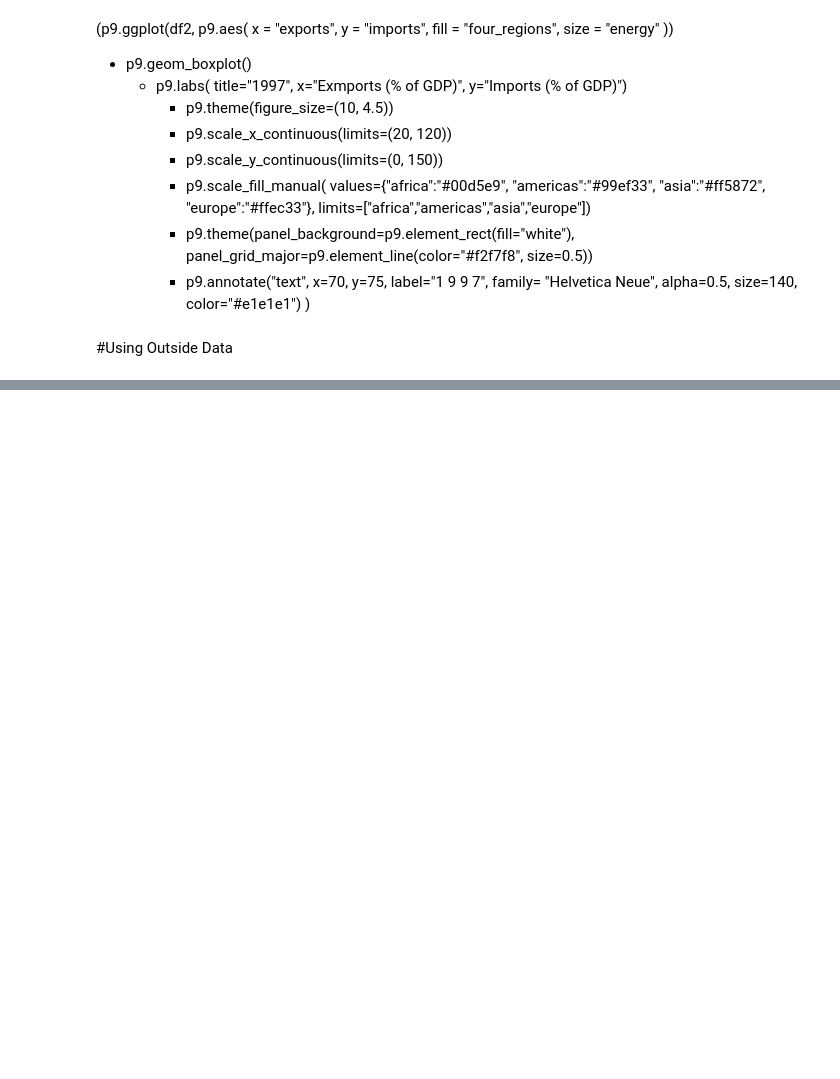
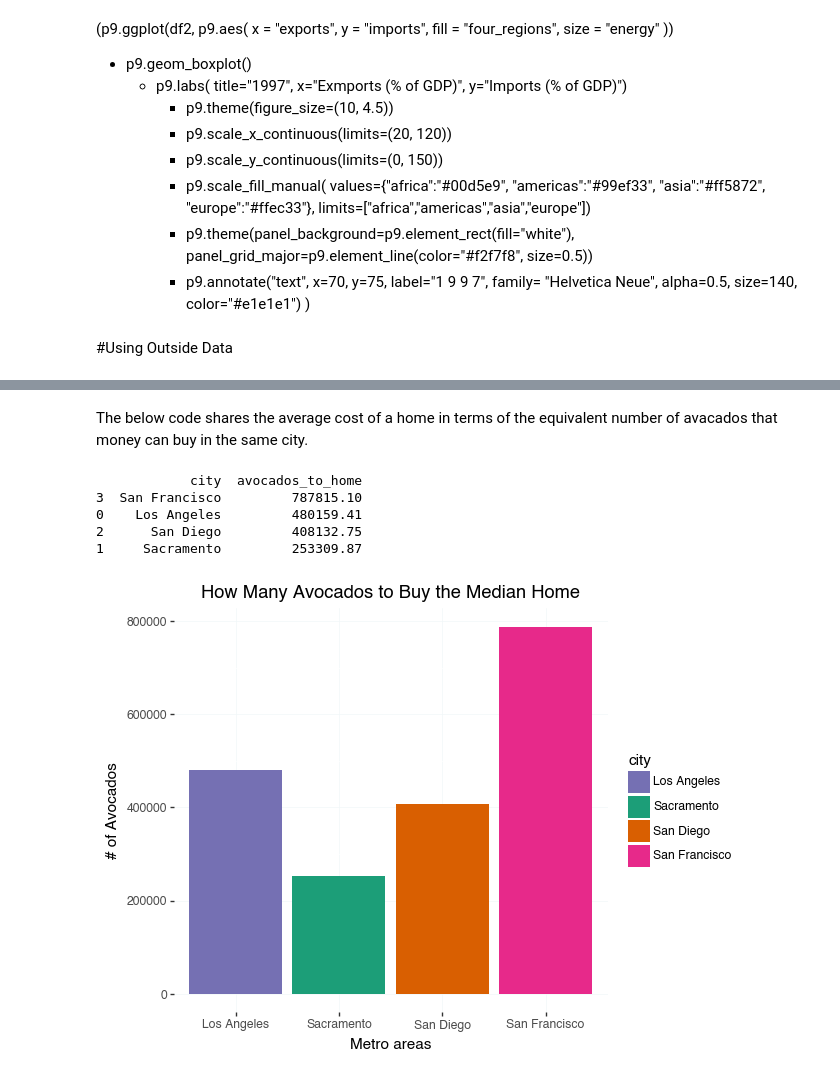
Before and after one commit to PharaohPooh/GSB_544, a Jupyter notebook: Week_2/Lab_2_Avocado_Prices/Lab_2_Avocado_Prices.ipynb, the cells around one changed output, grey strips where cells are left out. Cells and saved outputs as stored; diff of their text form; code cells hidden in the pictures; blank space fills up the shorter version.

Commit message:
Adding comparison to home prices

```diff
--- a/Week_2/Lab_2_Avocado_Prices/Lab_2_Avocado_Prices.ipynb
+++ b/Week_2/Lab_2_Avocado_Prices/Lab_2_Avocado_Prices.ipynb
@@ -256,0 +280,8 @@ p9.aes(
+# %%
+pd.to_datetime(long_home_prices['month_year'], format='%B %Y')
+long_home_prices['month_year'] = pd.to_datetime(long_home_prices['month_year'])
+
+long_home_prices['year'] = long_home_prices['month_year'].dt.year
+long_home_prices['month'] = long_home_prices['month_year'].dt.month
+long_home_prices = long_home_prices.drop(columns=['month_year'])
+long_home_prices.head()
@@ -256,0 +316,4 @@ p9.aes(
+# %%
+#Update the data by joining housing data on avocado data
+df_ca_avo_home = df_arc_ca.merge(long_home_prices, on=["city","year","month"])
+df_ca_avo_home.head()
@@ -256,0 +327,4 @@ p9.aes(
+# %%
+#Create a variable that calculates how many avacados a home costs
+df_ca_avo_home['avocados_to_home'] = df_ca_avo_home['median_sale_price'] / df_ca_avo_home['average_price']
+df_ca_avo_home.head()
@@ -256,0 +338,36 @@ p9.aes(
+# %% [markdown]
+The below code shares the average cost of a home in terms of the equivalent number of avacados that money can buy in the same city.
+# %%
+avos_per_home = (
+    df_ca_avo_home
+    .groupby(['city'])['avocados_to_home']
+    .mean()
+    .reset_index()
+    .round(2)
+    .sort_values(by='avocados_to_home', ascending=False)
+)
+
+print(avos_per_home)
+# %% [output]
+            city  avocados_to_home
+3  San Francisco         787815.10
+0    Los Angeles         480159.41
+2      San Diego         408132.75
+1     Sacramento         253309.87
+# %%
+(p9.ggplot(avos_per_home,
+p9.aes(
+  x = "city",
+  y = "avocados_to_home",
+  fill = "city"
+))
++ p9.geom_col()
+    + p9.labs(
+        title="How Many Avocados to Buy the Median Home",
+        x="Metro areas", y="# of Avocados")
+    + p9.scale_fill_manual(values={"Los Angeles":"#7570b3", "Sacramento":"#1c9e78",
+            "San Diego":"#d95f01", "San Francisco":"#e7298a"})
+    + p9.theme(panel_background=p9.element_rect(fill="white"), panel_grid_major=p9.element_line(color="#f2f7f8", size=0.5))
+    )
+# %% [output]
+[figure, added]
```
Also changed, not shown: parts of 10 cells of this notebook, 3 other files.
